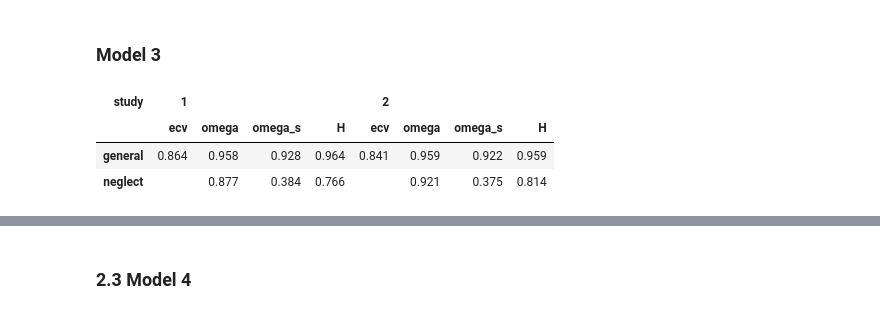
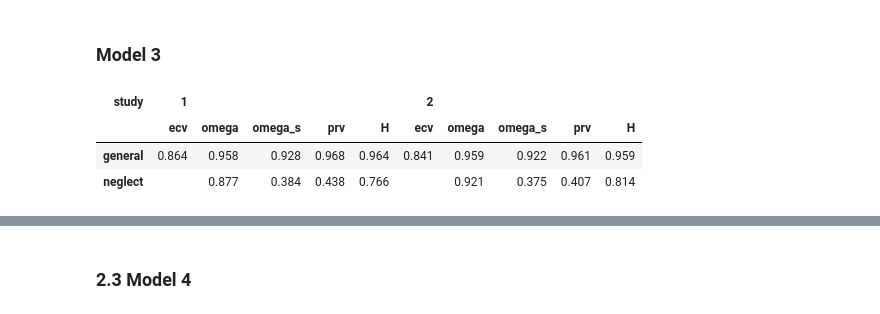
Before and after one commit to szorowi1/mace-irt, a Jupyter notebook: 03_CFA.ipynb, the cells around one changed output, grey strips where cells are left out. Drawn from its saved outputs; the diff is of its cells as text; code cells hidden in the pictures.

```diff
--- a/03_CFA.ipynb
+++ b/03_CFA.ipynb
@@ -241,0 +81,7 @@ summary.describe().round(3)
+# %%
+poly = read_csv('stan_results/polychoric.csv')
+
+for study in ['teicher2015', 'tuominen2022']:
+    corr = poly.pivot_table(study, 'k1', 'k2').values
+    _, eig, _ = np.linalg.svd(corr)
+    print(eig.round(1)[:4])
@@ -241,0 +429,16 @@ summary.describe().round(3)
+# %%
+## Define I/O parameters.
+studies = ['teicher2015','tuominen2022']
+
+## Main loop.
+for i, study in enumerate(studies):
+
+    l1 = read_csv(os.path.join('stan_results', study, 'grmq_m1.tsv.gz'), sep='\t',
+                  compression='gzip').filter(regex=f'lambda\[[0-9]*,1\]').values
+    l2 = read_csv(os.path.join('stan_results', study, 'grmq_m4.tsv.gz'), sep='\t',
+                  compression='gzip').filter(regex=f'lambda\[[0-9]*,1\]').values
+
+    ## Compute relative bias.
+    bias = np.median((l1 - l2) / l2, axis=1)
+    mu = np.median(bias); lb, ub = hdi(bias, hdi_prob=0.95)
+    print('%s:\t%0.3f [%0.3f, %0.3f]' %(study, mu, lb, ub))
@@ -345,6 +551,7 @@ for study in studies:
         ecv = ecv,
         omega = omega,
         omega_s = omega_s,
+        prv = omega_s / omega,
         H = H
     )))
 
@@ -352,8 +559,8 @@ for study in studies:
 stats = concat(stats).replace({'teicher2015':1, 'tuominen2022': 2})
 
 ## Convert to pivot table.
-stats = stats.pivot_table(['omega','omega_s','ecv','H'], 'subscale', 'study').round(3)
-stats = stats.astype(str)
+stats = stats.pivot_table(['omega','omega_s','prv','ecv','H'], 'subscale', 'study').round(3)
+stats = stats.applymap(lambda x: '%0.3f' %x)
 stats.loc[stats.index!='general','ecv'] = ''
 
 ## Re-organize rows.
@@ -361,7 +568,8 @@ index = ['general', 'VA', 'PA', 'NVEA', 'SA', 'EN', 'PN', 'WSV', 'WIPV', 'PeerVA
 stats = stats.loc[index]
 
 ## Re-organize columns.
-cols = [(1,'ecv'),(1,'omega'),(1,'omega_s'),(1,'H'),(2,'ecv'),(2,'omega'),(2,'omega_s'),(2,'H')]
+cols = [(1,'ecv'),(1,'omega'),(1,'omega_s'),(1,'prv'),(1,'H'),
+        (2,'ecv'),(2,'omega'),(2,'omega_s'),(2,'prv'),(2,'H')]
 stats = stats.swaplevel(axis='columns')[cols]
 
 ## Display table.
@@ -492,40 +700,42 @@ for study in studies:
 
     #~~~~~~~~~~~~~~~~~~~~~~~~~~~~~~~~~~~~~~~~~~#
     ### Convert to DataFrame.
     #~~~~~~~~~~~~~~~~~~~~~~~~~~~~~~~~~~~~~~~~~~#
 
     stats.append(DataFrame(dict(
         subscale = D.columns,
         study = np.repeat(study, D.columns.size),
         ecv = ecv,
         omega = omega,
         omega_s = omega_s,
+        prv = omega_s / omega,
         H = H
     )))
 
 ## Concatenate DataFrames.
 stats = concat(stats).replace({'teicher2015':1, 'tuominen2022': 2})
 
 ## Convert to pivot table.
-stats = stats.pivot_table(['omega','omega_s','ecv','H'], 'subscale', 'study').round(3)
-stats = stats.astype(str)
+stats = stats.pivot_table(['omega','omega_s','prv','ecv','H'], 'subscale', 'study').round(3)
+stats = stats.applymap(lambda x: '%0.3f' %x)
 stats.loc[stats.index!='general','ecv'] = ''
 
 ## Re-organize rows.
 index = D.columns
 stats = stats.loc[index]
 
 ## Re-organize columns.
-cols = [(1,'ecv'),(1,'omega'),(1,'omega_s'),(1,'H'),(2,'ecv'),(2,'omega'),(2,'omega_s'),(2,'H')]
+cols = [(1,'ecv'),(1,'omega'),(1,'omega_s'),(1,'prv'),(1,'H'),
+        (2,'ecv'),(2,'omega'),(2,'omega_s'),(2,'prv'),(2,'H')]
 stats = stats.swaplevel(axis='columns')[cols]
 
 ## Display table.
 stats
 # %% [output]
-| study | 1 |  |  |  | 2 |  |  |  |
-|  | ecv | omega | omega_s | H | ecv | omega | omega_s | H |
-| general | 0.864 | 0.958 | 0.928 | 0.964 | 0.841 | 0.959 | 0.922 | 0.959 |
-| neglect |  | 0.877 | 0.384 | 0.766 |  | 0.921 | 0.375 | 0.814 |
+| study | 1 |  |  |  |  | 2 |  |  |  |  |
+|  | ecv | omega | omega_s | prv | H | ecv | omega | omega_s | prv | H |
+| general | 0.864 | 0.958 | 0.928 | 0.968 | 0.964 | 0.841 | 0.959 | 0.922 | 0.961 | 0.959 |
+| neglect |  | 0.877 | 0.384 | 0.438 | 0.766 |  | 0.921 | 0.375 | 0.407 | 0.814 |
 # %%
 print(stats.to_latex())
 # %% [output]
```
Also changed, not shown: parts of 48 cells of this notebook, 1 other file.
